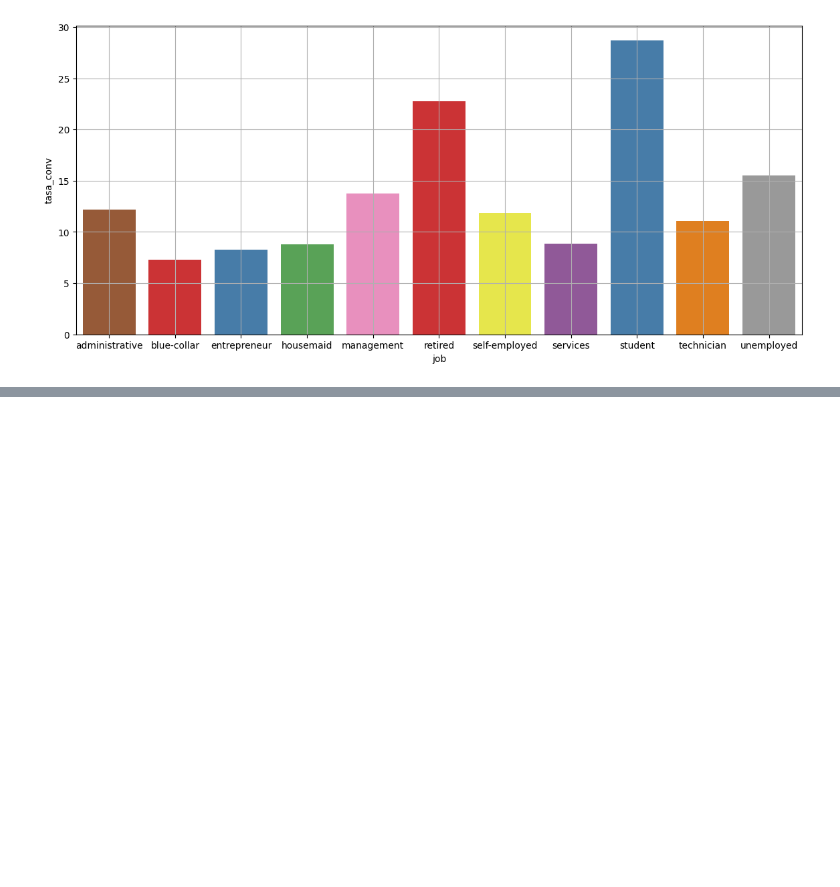
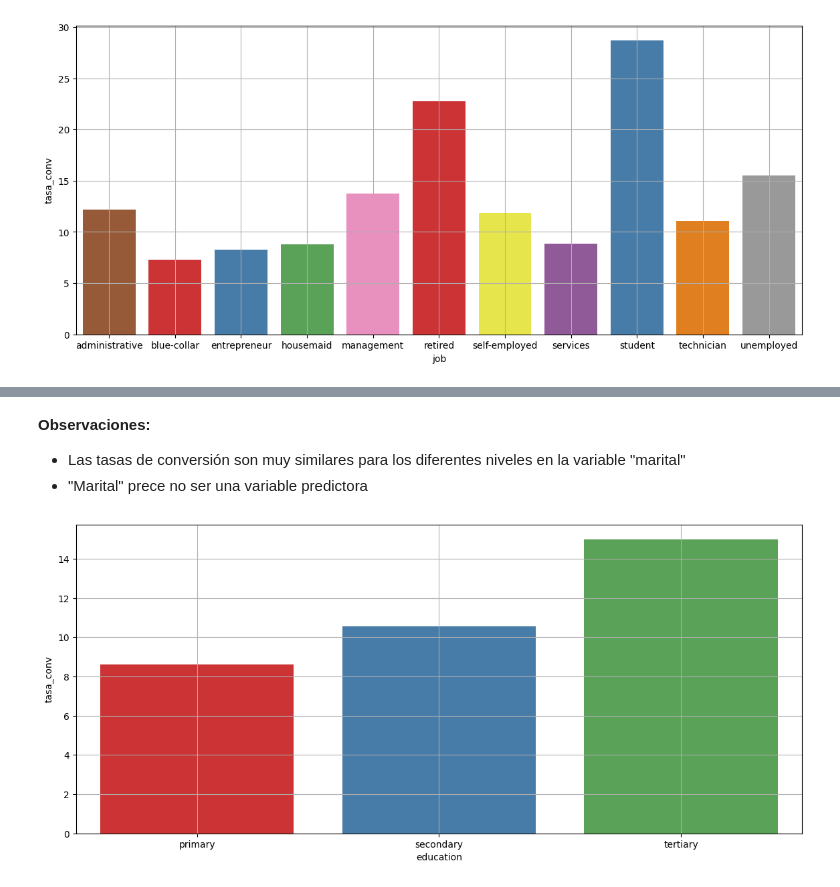
Before and after one commit to mizos0512/RPython, a Jupyter notebook: Mis_Proyectos/marketing_bank.ipynb, the cells around one changed output, grey strips where cells are left out. Cells and saved outputs as stored; diff of their text form; code cells hidden in the pictures; blank space fills up the shorter version.

```diff
--- a/Mis_Proyectos/marketing_bank.ipynb
+++ b/Mis_Proyectos/marketing_bank.ipynb
@@ -696,0 +708,9 @@ graficar_tasas_conversion('job','y_bin',type='bar')
+# %% [markdown]
+**Observaciones:**
+* Las tasas de conversión son muy similares para los diferentes niveles en la variable "marital"
+* "Marital" prece no ser una variable predictora
+# %%
+# education
+graficar_tasas_conversion('education','y_bin',type='bar')
+# %% [output]
+[figure, added]
```
Also changed, not shown: parts of 19 cells of this notebook.
